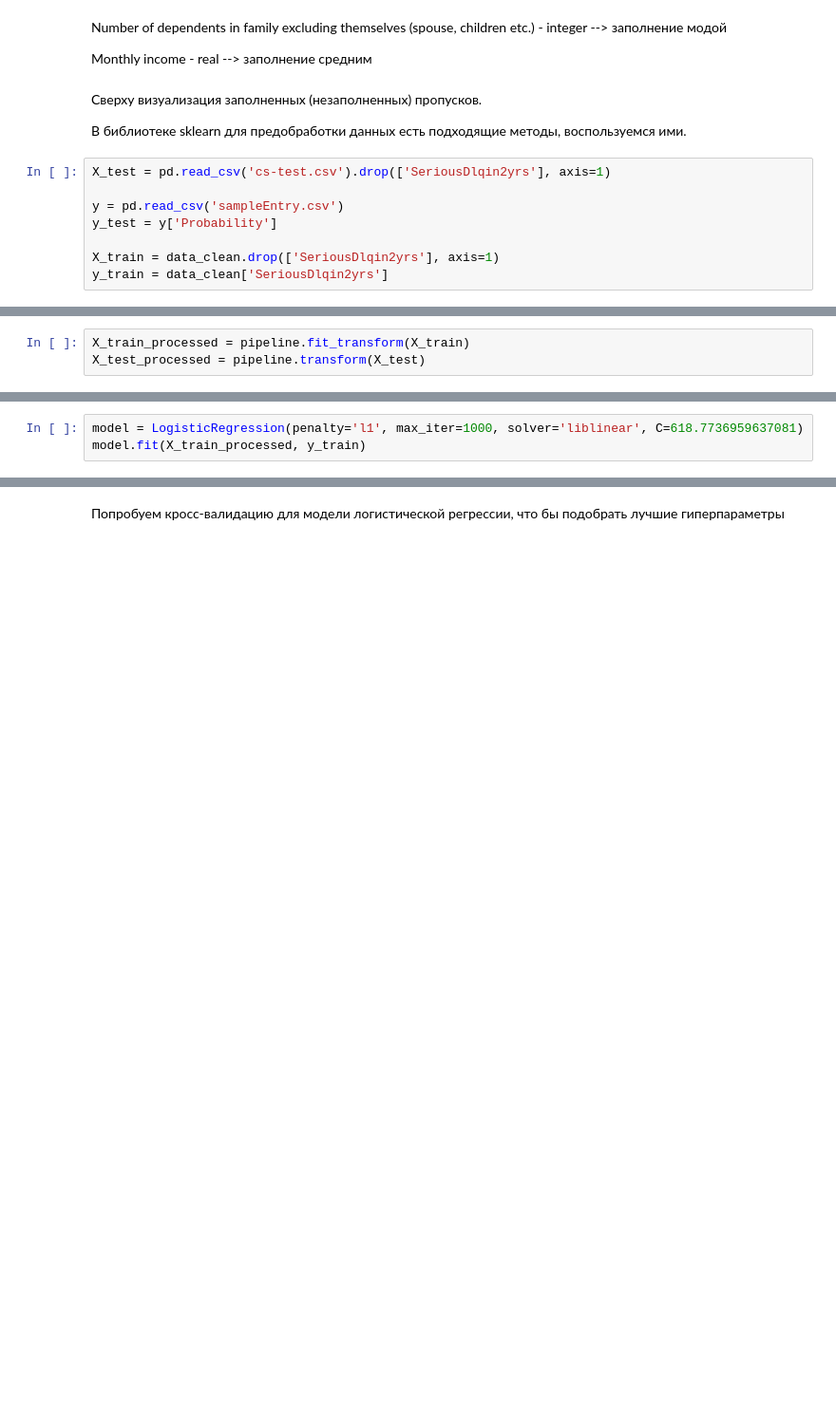
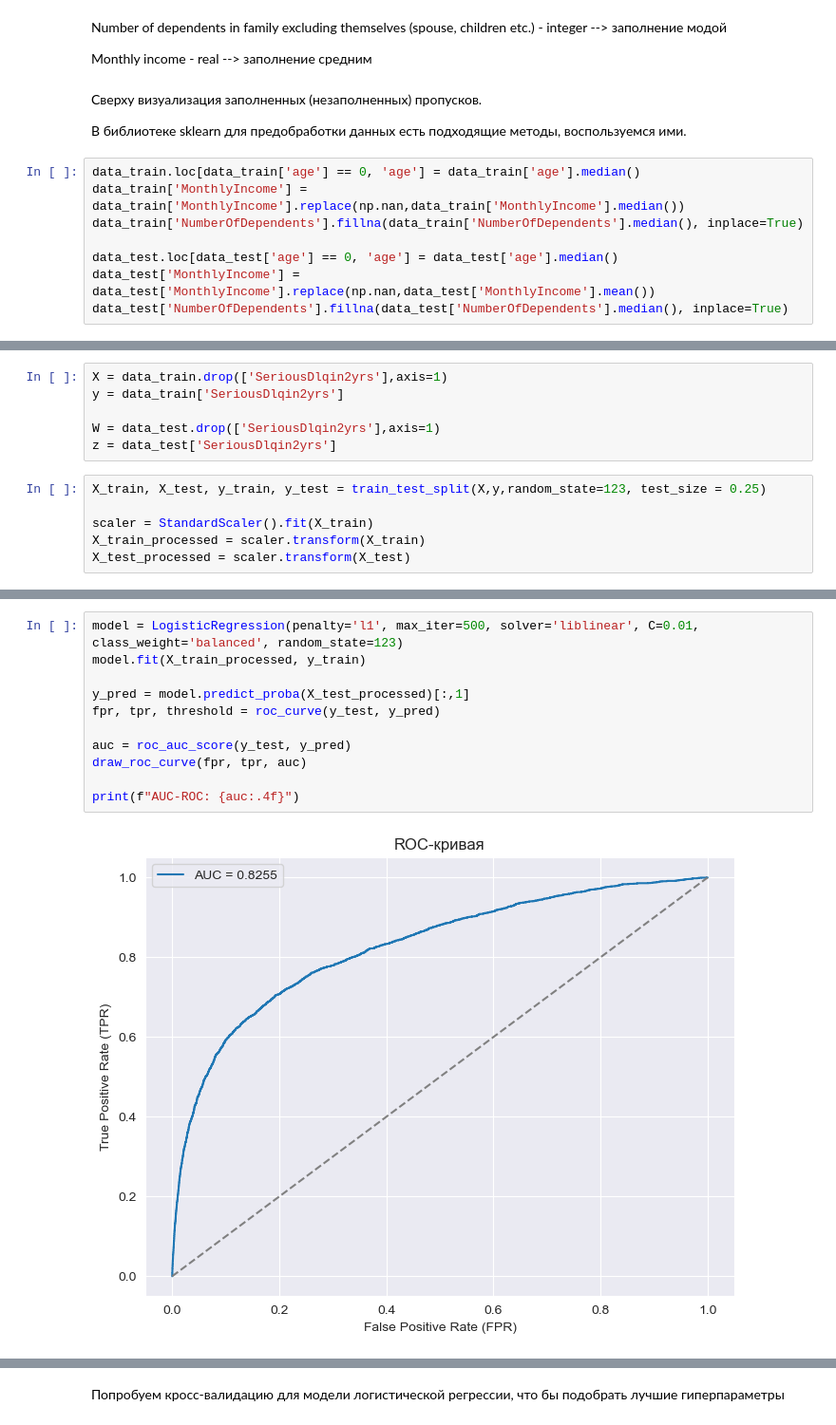
Before and after one commit to st107958/credit_scoring, a Jupyter notebook: credit_csoring.ipynb, the cells around one changed output, grey strips where cells are left out. Shown: that part at 95% size. Drawn from its saved outputs; the diff is of its cells as text; blank space fills up the shorter version.

```diff
--- a/credit_csoring.ipynb
+++ b/credit_csoring.ipynb
@@ -116,10 +93,10 @@ Monthly income - real --> заполнение средним
 
 В библиотеке sklearn для предобработки данных есть подходящие методы, воспользуемся ими.
 # %%
-X_test = pd.read_csv('cs-test.csv').drop(['SeriousDlqin2yrs'], axis=1)
+data_train.loc[data_train['age'] == 0, 'age'] = data_train['age'].median()
+data_train['MonthlyIncome'] = data_train['MonthlyIncome'].replace(np.nan,data_train['MonthlyIncome'].median())
+data_train['NumberOfDependents'].fillna(data_train['NumberOfDependents'].median(), inplace=True)
 
-y = pd.read_csv('sampleEntry.csv')
-y_test = y['Probability']
-
-X_train = data_clean.drop(['SeriousDlqin2yrs'], axis=1)
-y_train = data_clean['SeriousDlqin2yrs']
+data_test.loc[data_test['age'] == 0, 'age'] = data_test['age'].median()
+data_test['MonthlyIncome'] = data_test['MonthlyIncome'].replace(np.nan,data_test['MonthlyIncome'].mean())
+data_test['NumberOfDependents'].fillna(data_test['NumberOfDependents'].median(), inplace=True)
@@ -139,4 +116,13 @@ pipeline = Pipeline([
+# %%
+X = data_train.drop(['SeriousDlqin2yrs'],axis=1)
+y = data_train['SeriousDlqin2yrs']
+
+W = data_test.drop(['SeriousDlqin2yrs'],axis=1)
+z = data_test['SeriousDlqin2yrs']
 # %%
-X_train_processed = pipeline.fit_transform(X_train)
-X_test_processed = pipeline.transform(X_test)
+X_train, X_test, y_train, y_test = train_test_split(X,y,random_state=123, test_size = 0.25)
+
+scaler = StandardScaler().fit(X_train)
+X_train_processed = scaler.transform(X_train)
+X_test_processed = scaler.transform(X_test)
 # %% [markdown]
@@ -146,4 +132,13 @@ X_test_processed = pipeline.transform(X_test)
 # %%
-model = LogisticRegression(penalty='l1', max_iter=1000, solver='liblinear', C=618.7736959637081)
+model = LogisticRegression(penalty='l1', max_iter=500, solver='liblinear', C=0.01, class_weight='balanced', random_state=123)
 model.fit(X_train_processed, y_train)
+
+y_pred = model.predict_proba(X_test_processed)[:,1]
+fpr, tpr, threshold = roc_curve(y_test, y_pred)
+
+auc = roc_auc_score(y_test, y_pred)
+draw_roc_curve(fpr, tpr, auc)
+
+print(f"AUC-ROC: {auc:.4f}")
 # %% [output]
+[figure, added]
```
Also changed, not shown: parts of 33 cells of this notebook, 1 other file.
